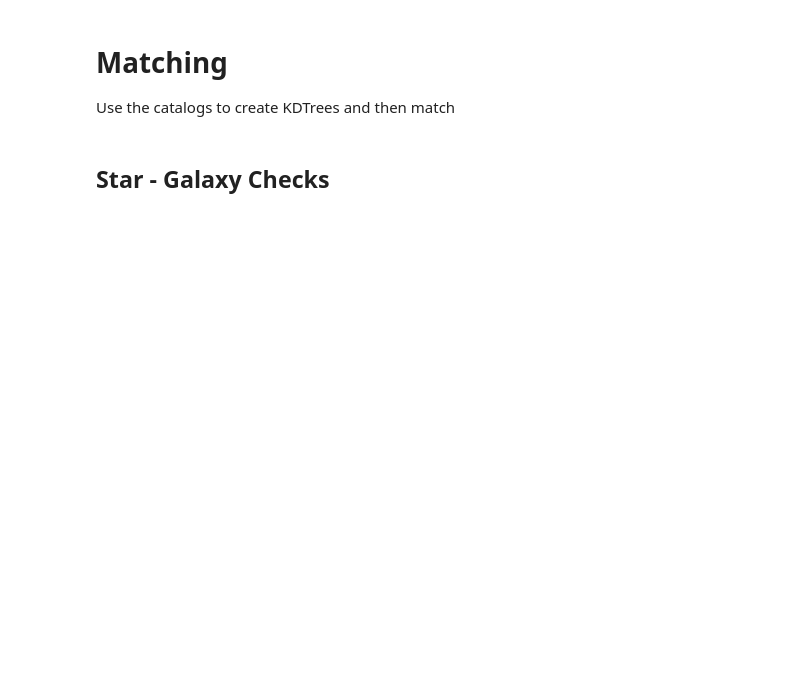
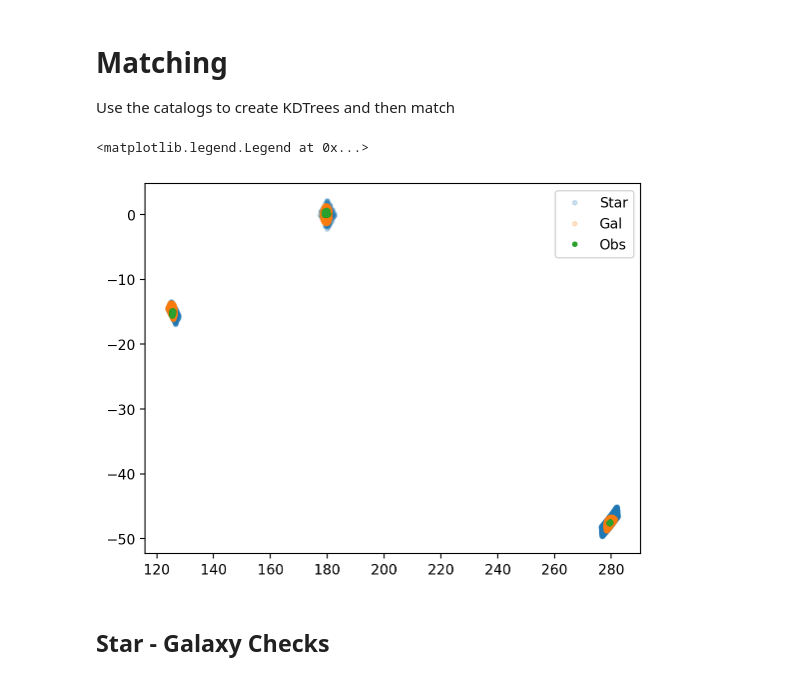
Before and after one commit to lsst-sitcom/ops_rehearsal_commissioning_2024, a Jupyter notebook: notebooks/DM-44046-StarGalaxy-Classification-Error.ipynb, the cells around one changed output. Drawn from its saved outputs; the diff is of its cells as text; code cells hidden in the pictures; blank space fills up the shorter version.

```diff
--- a/notebooks/DM-44046-StarGalaxy-Classification-Error.ipynb
+++ b/notebooks/DM-44046-StarGalaxy-Classification-Error.ipynb
@@ -208,8 +232,19 @@ true_tree = KDTree(true_coords)
 # %%
 # Fetch object coordinates and create tree
 
-tract_coords = np.vstack((primary_tract['coord_ra'], primary_tract['coord_dec'])).T
+tract_coords = np.vstack(((primary_tract['coord_ra'] + 360) % 360, primary_tract['coord_dec'])).T
 obj_tree = KDTree(tract_coords)
+# %%
+# Hopefully each tract is overlapping properly!
+
+plt.plot(*true_star_coords[::1000].T, '.', alpha=.2, label="Star")
+plt.plot(*true_gal_coords[::10000].T, '.', alpha=.2, label="Gal")
+plt.plot(*tract_coords.T, '.', label="Obs")
+
+plt.legend()
+# %% [output]
+<matplotlib.legend.Legend at 0x...>
+[figure, added]
 # %%
 # Create trees on galaxies only!
 # Either using true_gal or where refExtendedness==1
```
Also changed, not shown: parts of 19 cells of this notebook.
